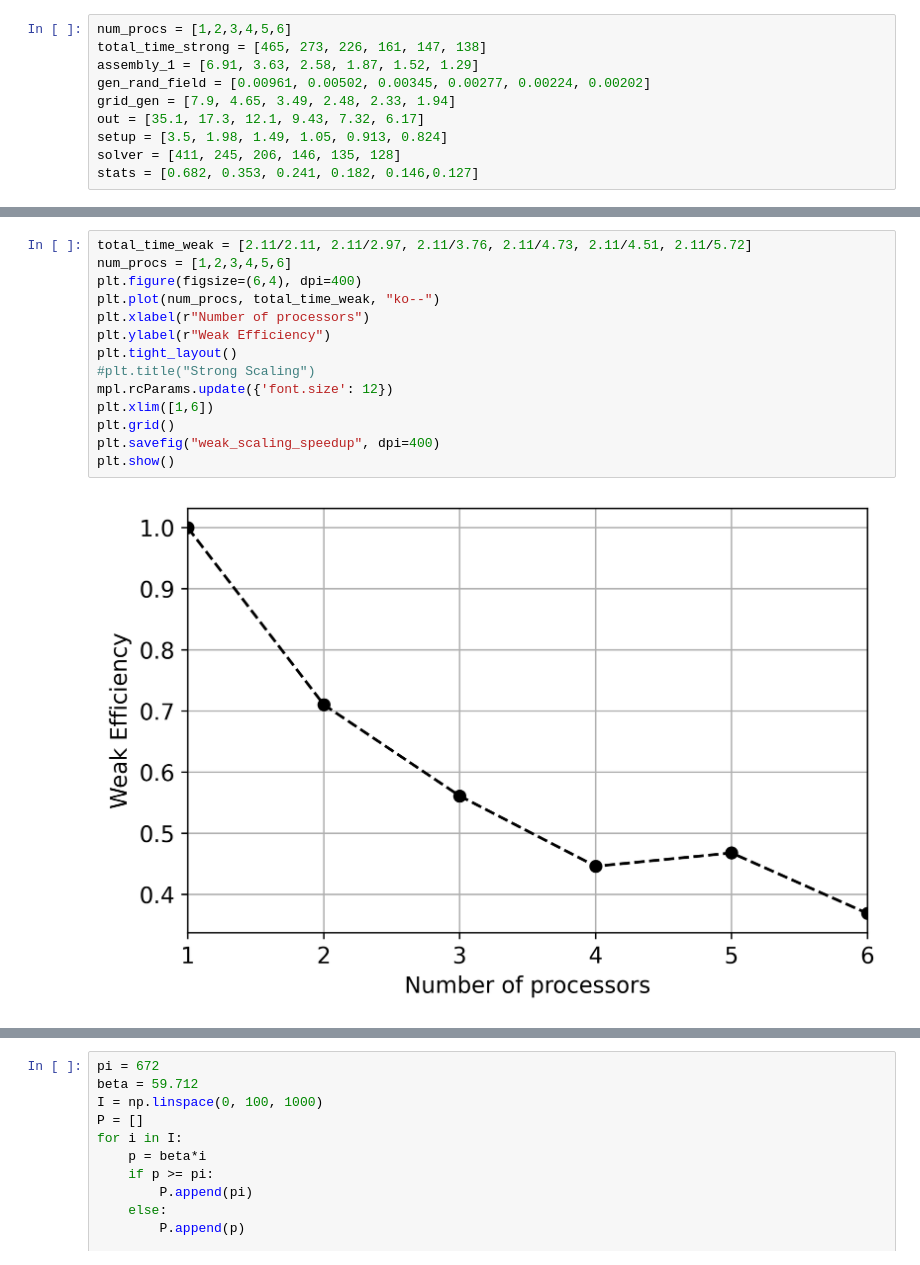
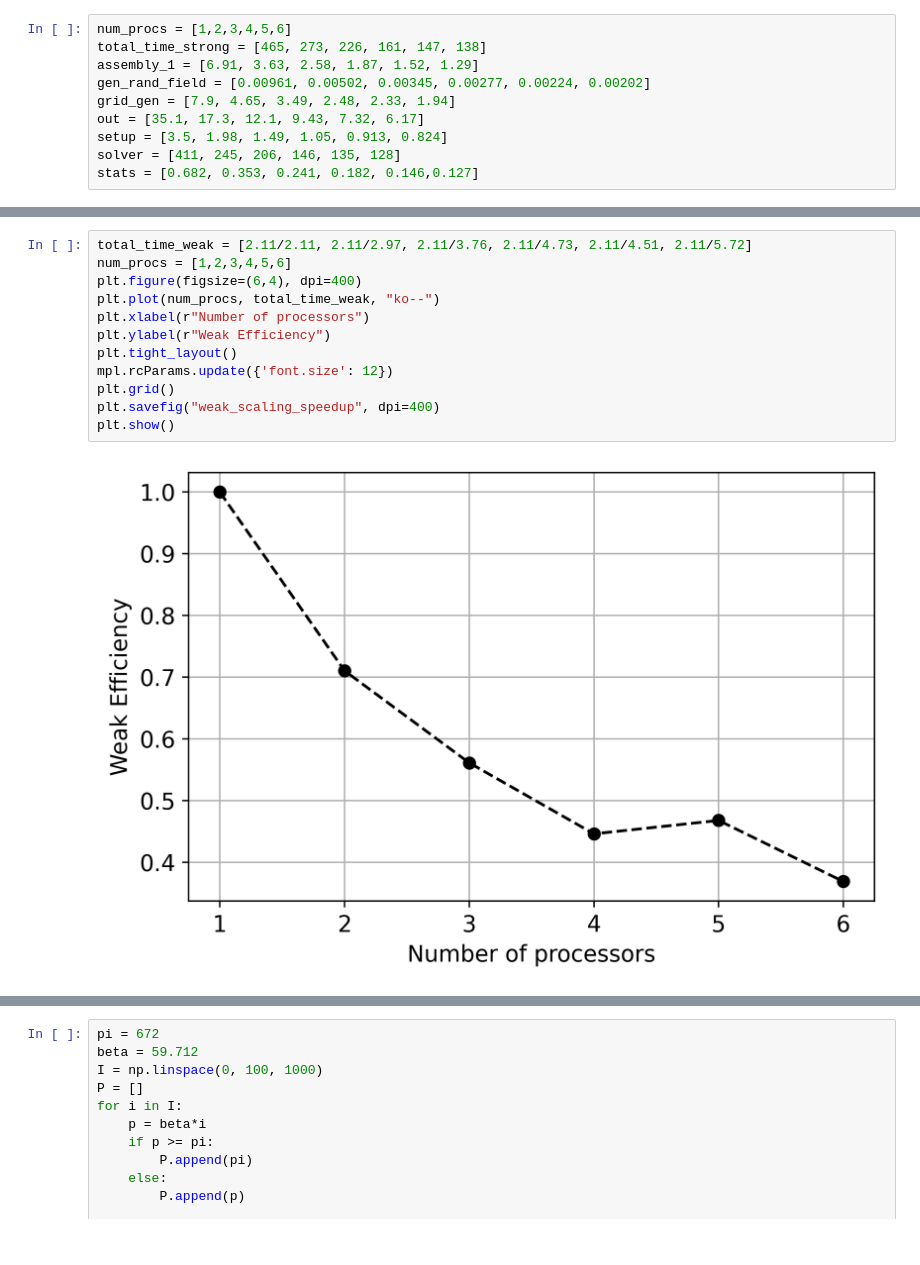
Before and after one commit to gh2546/Project_APMA4302, a Jupyter notebook: src/scaling_coarse.ipynb, the cells around one changed output, grey strips where cells are left out. Drawn from its saved outputs; the diff is of its cells as text.

```diff
--- a/src/scaling_coarse.ipynb
+++ b/src/scaling_coarse.ipynb
@@ -51,19 +43,17 @@ plt.show()
 # %%
 total_time_weak = [2.11/2.11, 2.11/2.97, 2.11/3.76, 2.11/4.73, 2.11/4.51, 2.11/5.72]
 num_procs = [1,2,3,4,5,6]
 plt.figure(figsize=(6,4), dpi=400)
 plt.plot(num_procs, total_time_weak, "ko--")
 plt.xlabel(r"Number of processors")
 plt.ylabel(r"Weak Efficiency")
 plt.tight_layout()
-#plt.title("Strong Scaling")
 mpl.rcParams.update({'font.size': 12})
-plt.xlim([1,6])
 plt.grid()
 plt.savefig("weak_scaling_speedup", dpi=400)
 plt.show()
 # %% [output]
-[figure, old version]
+[figure, new version]
 # %%
 total_time_weak = [2.11, 2.97, 3.76, 4.73, 4.51, 5.72]
 num_procs = [1,2,3,4,5,6]
```
Also changed, not shown: parts of 4 cells of this notebook, 5 other files.
